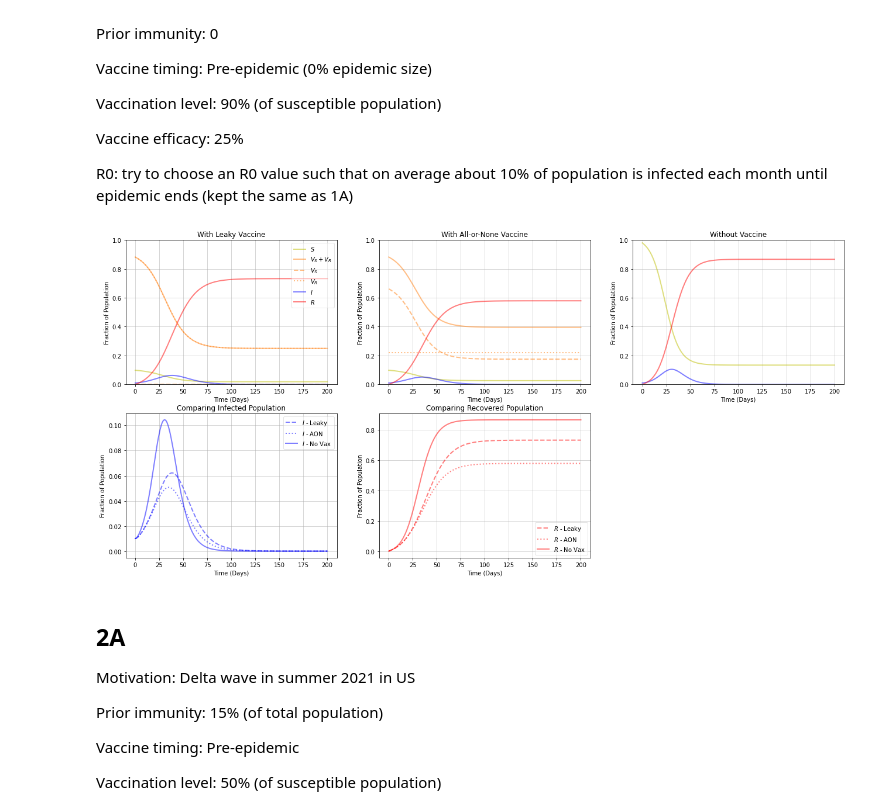
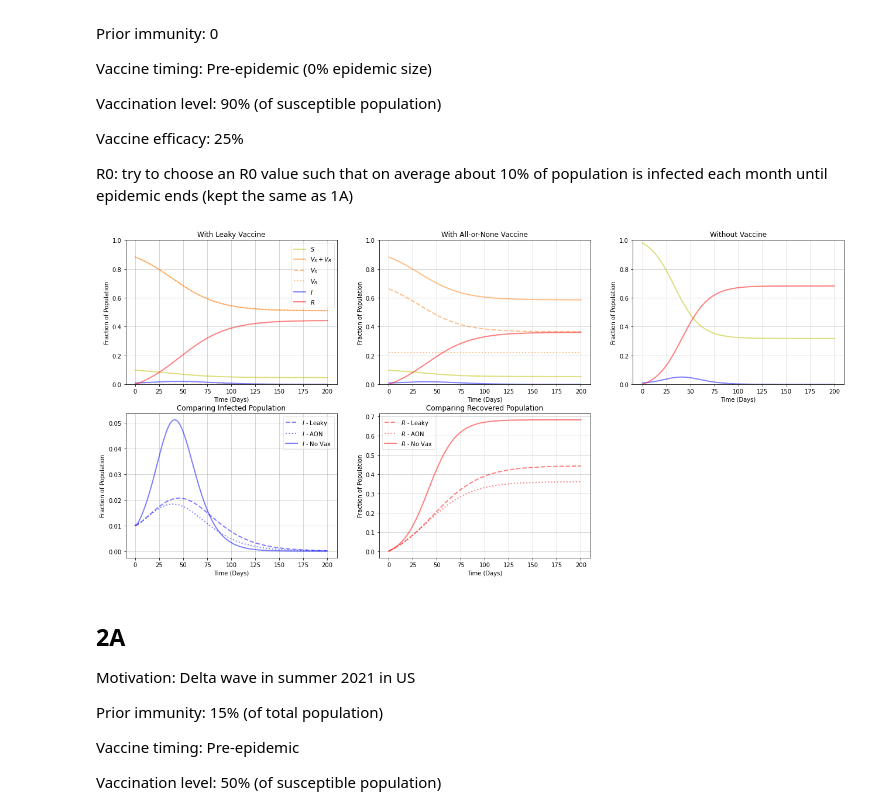
Before and after one commit to anjalika-nande/VaccineEfficacy, a Jupyter notebook: WORKING/Scenarios_contvax_timeseries.ipynb, the cells around one changed output. Saved outputs shown, nothing was run; the diff lists cells and outputs as text; code cells hidden in the pictures.

```diff
--- a/WORKING/Scenarios_contvax_timeseries.ipynb
+++ b/WORKING/Scenarios_contvax_timeseries.ipynb
@@ -70,37 +181,37 @@ Vaccine efficacy: 25%
 R0: try to choose an R0 value such that on average about 10% of population is infected each month until epidemic ends (kept the same as 1A)
 # %%
 ### define parameter values
-sigma = 1/4; gamma = 1/4; R0 = 2.3; beta = R0 * gamma; t = 200
+sigma = 1/4; gamma = 1/4; R0 = 1.65; beta = R0 * gamma; t = 200 # adjust R0
 #fc = 1/eps * (1 - 1/R0)
 
 # initial conditions based on prior immunity
 s0 = 0.98; e0 = 0.01; i0 = 0.01; r0 = 0
 y0 = [s0, e0, i0, r0]
 
 # vaccine efficacy
 eps = 0.25
 
 # vaccine timing
 tv = -1
 #v = 0.02 # ln2 / 30.5 (half of S vaccinated by 30 days?)
 
 # vaccination level
 fv = s0 * 0.9
 
 # no vaccination
 sol = solve_ivp(seir_ivp, [0, t], y0, args=(beta, sigma, gamma), dense_output=True, t_eval = np.linspace(0, t, t+1))
 
 ### run model - instantaneous vaccination
 # leaky
 sim_leaky_0_below = run_modified_seir_ivp(y0, t, tv, beta, sigma, gamma, fv, eps, mode = 'leaky')
 
 # aon
 sim_aon_0_below = run_modified_seir_ivp(y0, t, tv, beta, sigma, gamma, fv, eps, mode = 'aon')
 
 ### plot time-series plot
 plot_timeseries(sol.y, sim_leaky_0_below, sim_aon_0_below, savefig=False)
 # %% [output]
-[figure, old version]
+[figure, new version]
 # %% [markdown]
 ## 2A
 
```
Also changed, not shown: parts of 10 cells of this notebook.
